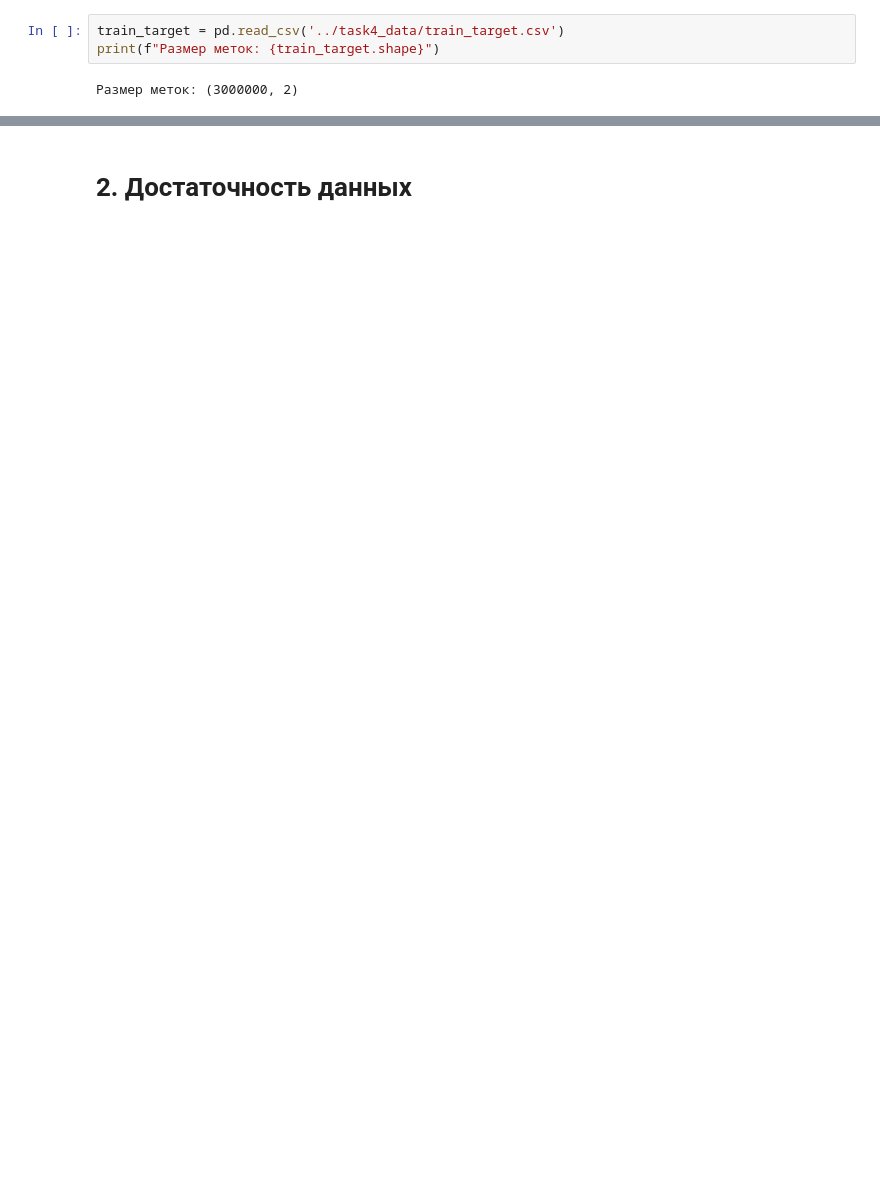
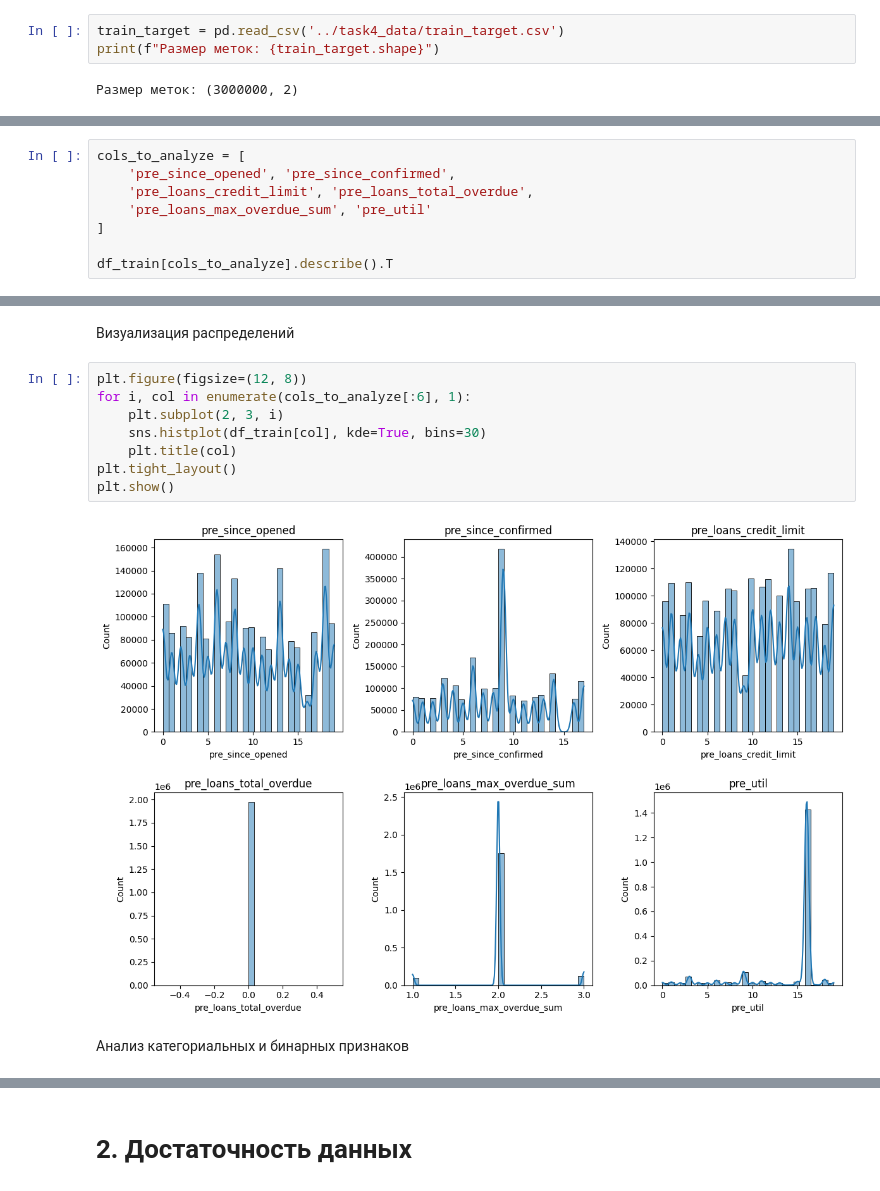
Before and after one commit to kuznetsovgg/predictive, a Jupyter notebook: task4.ipynb, the cells around one changed output, grey strips where cells are left out. Cells and saved outputs as stored; diff of their text form; blank space fills up the shorter version.

```diff
--- a/task4.ipynb
+++ b/task4.ipynb
@@ -57,0 +104,8 @@ print(f"Размер меток: {train_target.shape}")
+# %%
+cols_to_analyze = [
+    'pre_since_opened', 'pre_since_confirmed',
+    'pre_loans_credit_limit', 'pre_loans_total_overdue',
+    'pre_loans_max_overdue_sum', 'pre_util'
+]
+
+df_train[cols_to_analyze].describe().T
@@ -57,0 +120,14 @@ print(f"Размер меток: {train_target.shape}")
+# %% [markdown]
+Визуализация распределений
+# %%
+plt.figure(figsize=(12, 8))
+for i, col in enumerate(cols_to_analyze[:6], 1):
+    plt.subplot(2, 3, i)
+    sns.histplot(df_train[col], kde=True, bins=30)
+    plt.title(col)
+plt.tight_layout()
+plt.show()
+# %% [output]
+[figure, added]
+# %% [markdown]
+Анализ категориальных и бинарных признаков
```
Also changed, not shown: parts of 32 cells of this notebook.
